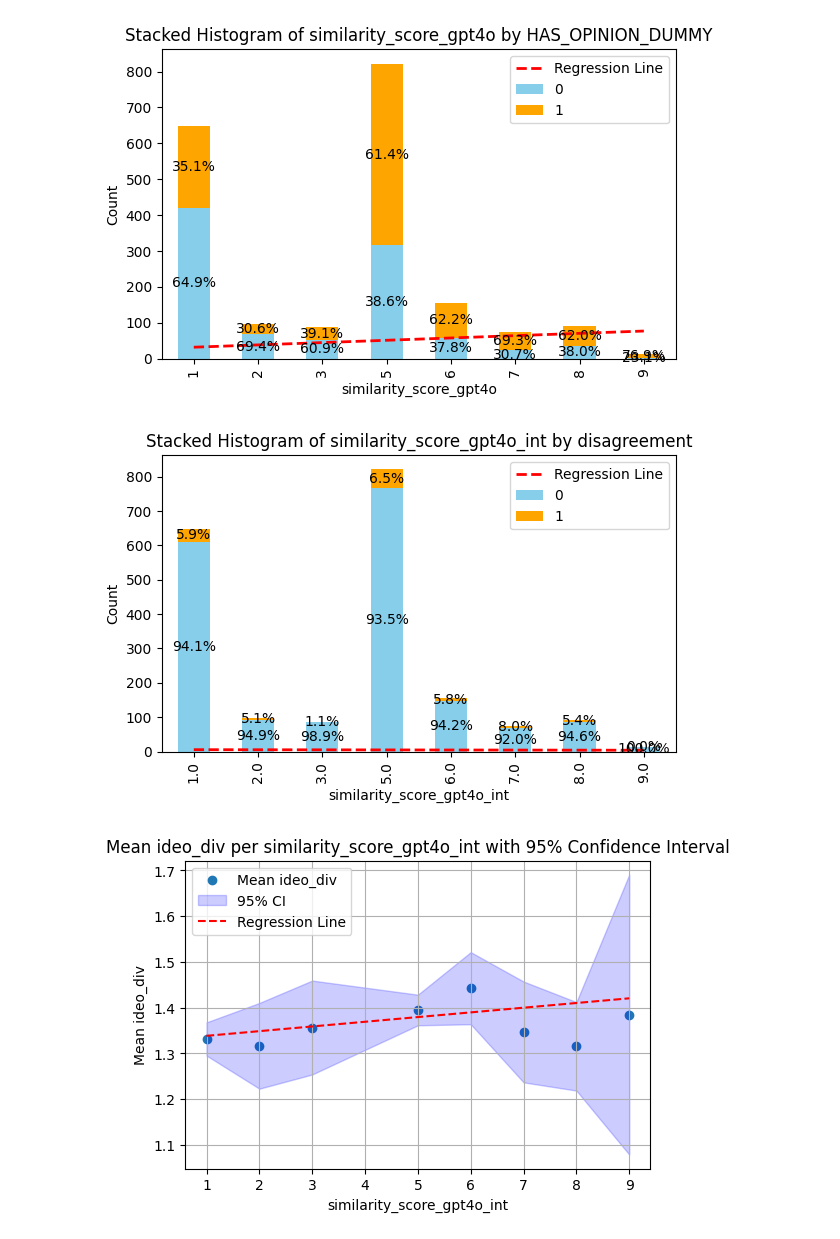
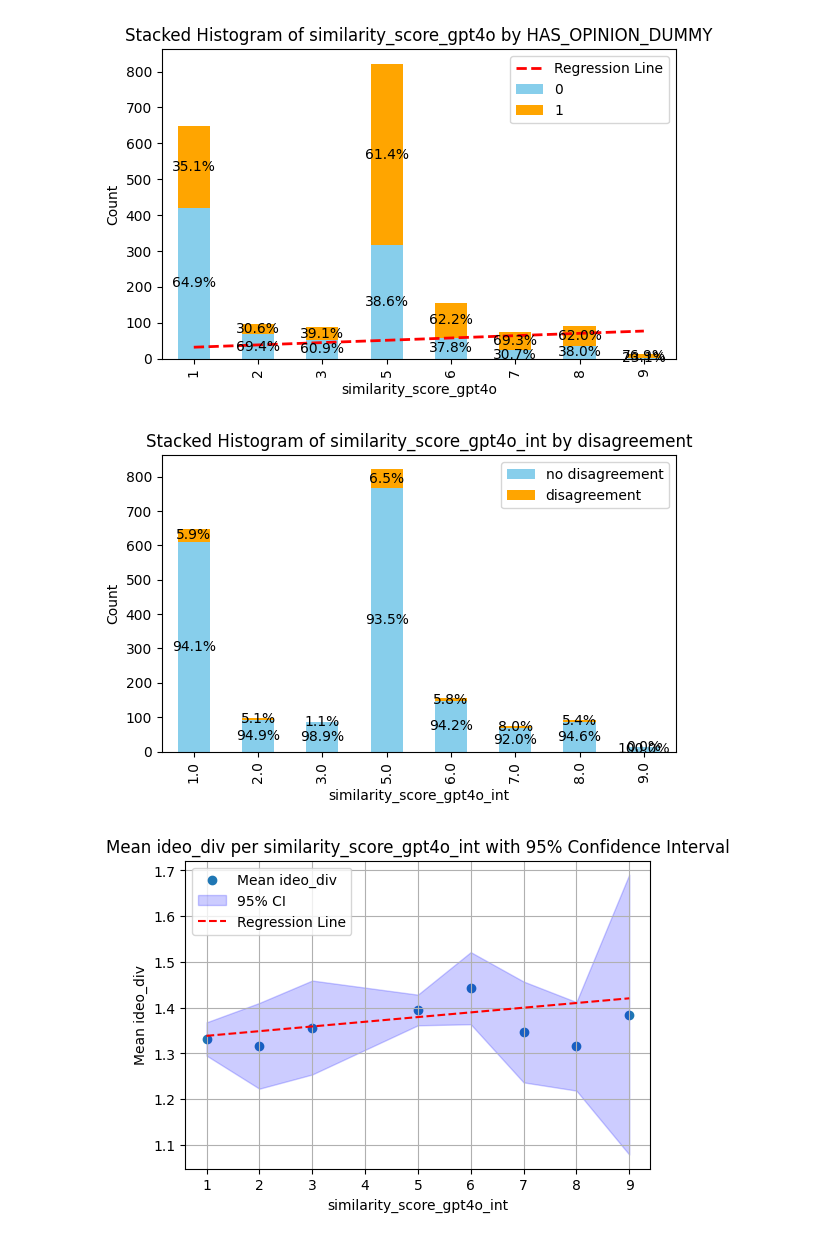
Before and after one commit to cl-trier/TWON-Exploration, a Jupyter notebook: 41--Prompt-diversity-evaluation.ipynb, the cells around one changed output. Drawn from its saved outputs; the diff is of its cells as text; code cells hidden in the pictures.

Commit message:
added plots to publicsphere-paper notebook

```diff
--- a/41--Prompt-diversity-evaluation.ipynb
+++ b/41--Prompt-diversity-evaluation.ipynb
@@ -134,7 +134,7 @@ def convert_to_int(value):
     except ValueError:
         return np.nan
 
-def stacked_histogram_with_regression(df, value_cols, dummy_col):
+def stacked_histogram_with_regression(df, value_cols, dummy_col, show_regression=True, legend_labels=None):
     if isinstance(value_cols, str):
         value_cols = [value_cols]
 
@@ -169,19 +169,31 @@ def stacked_histogram_with_regression(df, value_cols, dummy_col):
                     ax.text(i, bottom + value / 2, f'{percentage:.1f}%', ha='center', va='center', color='black')
                 bottom += value
 
-        # Calculate regression line for the percentage of the top group
-        x = np.arange(len(crosstab))
-        y = percentages.iloc[:, 1]  # Assuming the second column is the top group
-        slope, intercept, r_value, p_value, std_err = linregress(x, y)
-        regression_line = slope * x + intercept
+        # Only show regression line if requested
+        if show_regression:
+            # Calculate regression line for the percentage of the top group
+            x = np.arange(len(crosstab))
+            y = percentages.iloc[:, 1]  # Assuming the second column is the top group
+            slope, intercept, r_value, p_value, std_err = linregress(x, y)
+            regression_line = slope * x + intercept
 
-        # Plot regression line
-        ax.plot(x, regression_line, color='red', linestyle='--', linewidth=2, label='Regression Line')
+            # Plot regression line
+            ax.plot(x, regression_line, color='red', linestyle='--', linewidth=2, label='Regression Line')
 
         ax.set_xlabel(value_col)
         ax.set_ylabel('Count')
         ax.set_title(f'Stacked Histogram of {value_col} by {dummy_col}')
-        ax.legend()
+
+        # Customize legend labels if provided
+        if legend_labels:
+            handles, labels = ax.get_legend_handles_labels()
+            # Map the original labels to custom labels
+            custom_labels = [legend_labels.get(int(label), label) for label in labels if label != 'Regression Line']
+            if show_regression and 'Regression Line' in labels:
+                custom_labels.append('Regression Line')
+            ax.legend(handles, custom_labels)
+        else:
+            ax.legend()
 
     plt.tight_layout()
     plt.show()
@@ -589,9 +603,11 @@ stacked_histogram_with_regression(YTdebatethreads, 'similarity_score_gpt4o', 'HA
 #it could be that the less similar posts are indeed more diverse in non-political opinions, we need manually annotated data to verify this
 #also note that each first post in a thread is excluded from this analysis, as it has no preceding post and thus no similarity score
 # %%
-stacked_histogram_with_regression(YTdebatethreads, 'similarity_score_gpt4o_int', 'disagreement')
+stacked_histogram_with_regression(YTdebatethreads, 'similarity_score_gpt4o_int', 'disagreement',
+                                 show_regression=False,
+                                 legend_labels={0: 'no disagreement', 1: 'disagreement'})
 # %% [output]
-[figure, old version]
+[figure, new version]
 # %%
 #plot shows that disagreement was very rarely attributed to a post, making this figure difficult to interpret
 #still, the percentage of disagreement is uniform across values of similarity, so again not a very good measure of diversity
```
Also changed, not shown: parts of 1 cell of this notebook, 2 other files.
